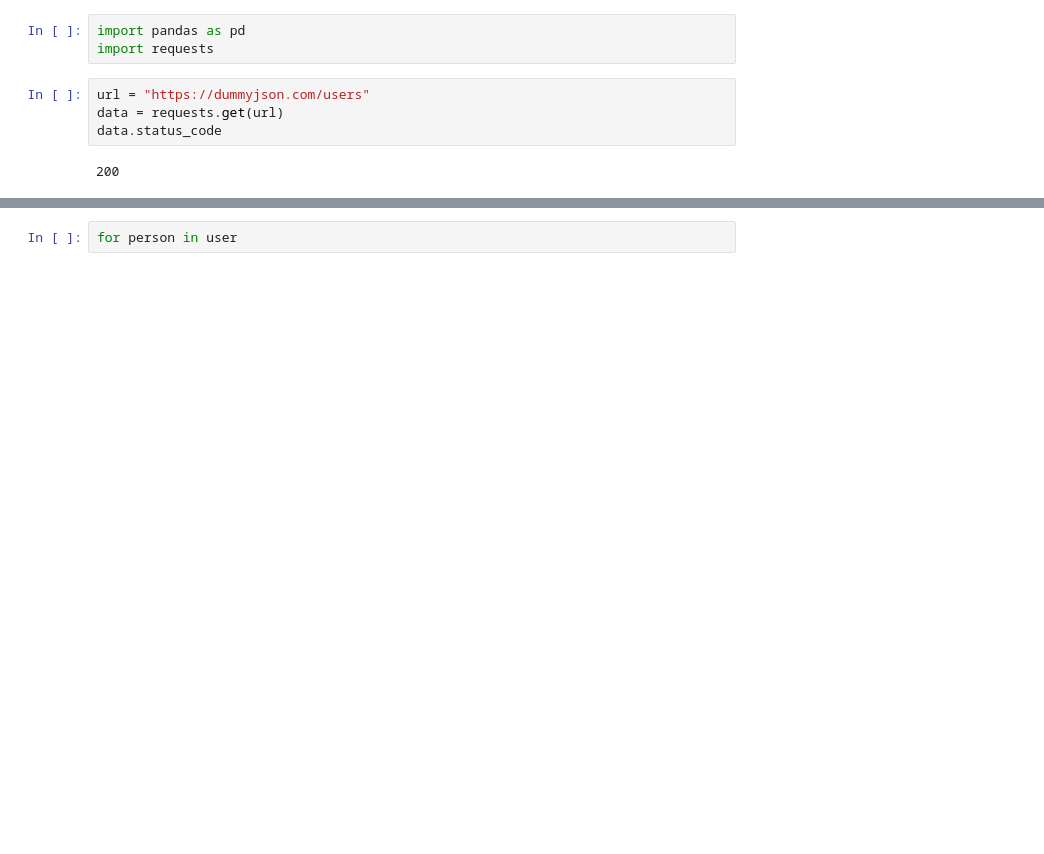
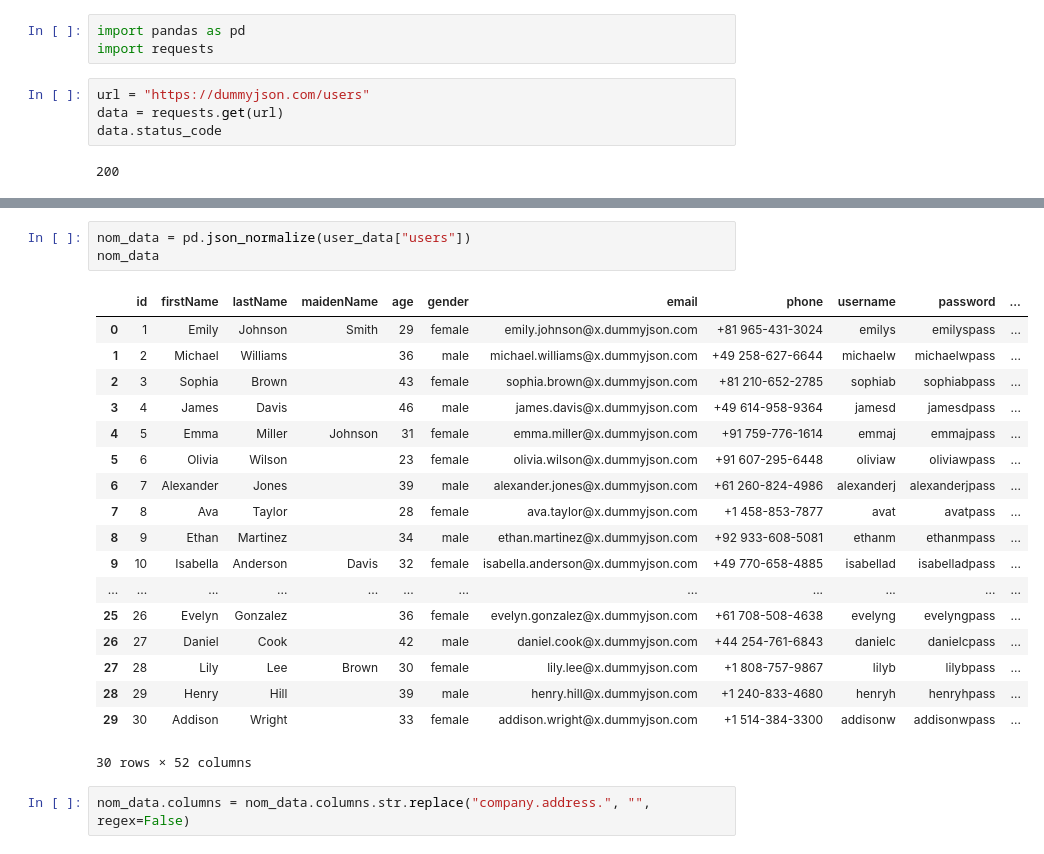
Before and after one commit to alex-waiganjo/Python-Tasks, a Jupyter notebook: Fetch_API_Data/Users.ipynb, the cells around one changed output, grey strips where cells are left out. Saved outputs shown, nothing was run; the diff lists cells and outputs as text; blank space fills up the shorter version.

```diff
--- a/Fetch_API_Data/Users.ipynb
+++ b/Fetch_API_Data/Users.ipynb
@@ -31,2 +13,24 @@ user_data
-# %%
-for person in user
+# %%
+nom_data = pd.json_normalize(user_data["users"])
+nom_data
+# %% [output]
+|  | id | firstName | lastName | maidenName | age | gender | email | phone | username | password | ... |
+| 0 | 1 | Emily | Johnson | Smith | 29 | female | emily.johnson@x.dummyjson.com | +81 965-431-3024 | emilys | emilyspass | ... |
+| 1 | 2 | Michael | Williams |  | 36 | male | michael.williams@x.dummyjson.com | +49 258-627-6644 | michaelw | michaelwpass | ... |
+| 2 | 3 | Sophia | Brown |  | 43 | female | sophia.brown@x.dummyjson.com | +81 210-652-2785 | sophiab | sophiabpass | ... |
+| 3 | 4 | James | Davis |  | 46 | male | james.davis@x.dummyjson.com | +49 614-958-9364 | jamesd | jamesdpass | ... |
+| 4 | 5 | Emma | Miller | Johnson | 31 | female | emma.miller@x.dummyjson.com | +91 759-776-1614 | emmaj | emmajpass | ... |
+| 5 | 6 | Olivia | Wilson |  | 23 | female | olivia.wilson@x.dummyjson.com | +91 607-295-6448 | oliviaw | oliviawpass | ... |
+| 6 | 7 | Alexander | Jones |  | 39 | male | alexander.jones@x.dummyjson.com | +61 260-824-4986 | alexanderj | alexanderjpass | ... |
+| 7 | 8 | Ava | Taylor |  | 28 | female | ava.taylor@x.dummyjson.com | +1 458-853-7877 | avat | avatpass | ... |
+| 8 | 9 | Ethan | Martinez |  | 34 | male | ethan.martinez@x.dummyjson.com | +92 933-608-5081 | ethanm | ethanmpass | ... |
+| 9 | 10 | Isabella | Anderson | Davis | 32 | female | isabella.anderson@x.dummyjson.com | +49 770-658-4885 | isabellad | isabelladpass | ... |
+| ... | ... | ... | ... | ... | ... | ... | ... | ... | ... | ... | ... |
+| 25 | 26 | Evelyn | Gonzalez |  | 36 | female | evelyn.gonzalez@x.dummyjson.com | +61 708-508-4638 | evelyng | evelyngpass | ... |
+| 26 | 27 | Daniel | Cook |  | 42 | male | daniel.cook@x.dummyjson.com | +44 254-761-6843 | danielc | danielcpass | ... |
+| 27 | 28 | Lily | Lee | Brown | 30 | female | lily.lee@x.dummyjson.com | +1 808-757-9867 | lilyb | lilybpass | ... |
+| 28 | 29 | Henry | Hill |  | 39 | male | henry.hill@x.dummyjson.com | +1 240-833-4680 | henryh | henryhpass | ... |
+| 29 | 30 | Addison | Wright |  | 33 | female | addison.wright@x.dummyjson.com | +1 514-384-3300 | addisonw | addisonwpass | ... |
+30 rows × 52 columns
+# %%
+nom_data.columns = nom_data.columns.str.replace("company.address.", "", regex=False)
```
Also changed, not shown: parts of 8 cells of this notebook, 4 other files.
